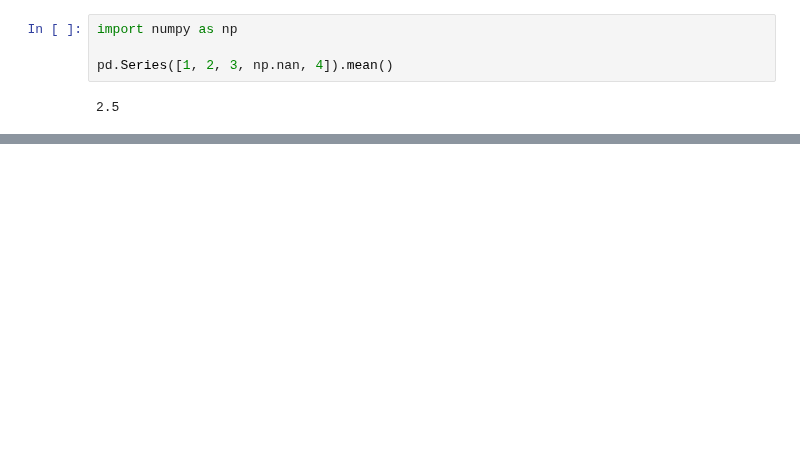
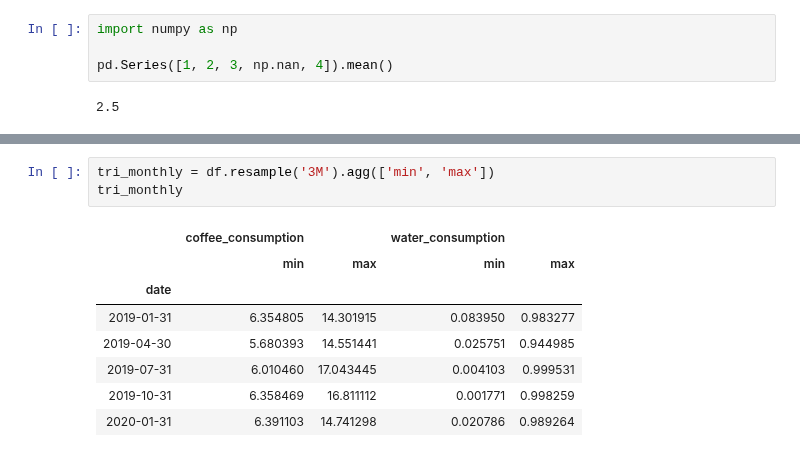
Before and after one commit to CodeupClassroom/bayes-methodologies-exercises, a Jupyter notebook: time_series/pandas-time-series.ipynb, the cells around one changed output, grey strips where cells are left out. Saved outputs shown, nothing was run; the diff lists cells and outputs as text; blank space fills up the shorter version.

```diff
--- a/time_series/pandas-time-series.ipynb
+++ b/time_series/pandas-time-series.ipynb
@@ -445,0 +469,12 @@ pd.Series([1, 2, 3, np.nan, 4]).mean()
+# %%
+tri_monthly = df.resample('3M').agg(['min', 'max'])
+tri_monthly
+# %% [output]
+|  | coffee_consumption |  | water_consumption |  |
+|  | min | max | min | max |
+| date |  |  |  |  |
+| 2019-01-31 | 6.354805 | 14.301915 | 0.083950 | 0.983277 |
+| 2019-04-30 | 5.680393 | 14.551441 | 0.025751 | 0.944985 |
+| 2019-07-31 | 6.010460 | 17.043445 | 0.004103 | 0.999531 |
+| 2019-10-31 | 6.358469 | 16.811112 | 0.001771 | 0.998259 |
+| 2020-01-31 | 6.391103 | 14.741298 | 0.020786 | 0.989264 |
```
Also changed, not shown: parts of 11 cells of this notebook.
